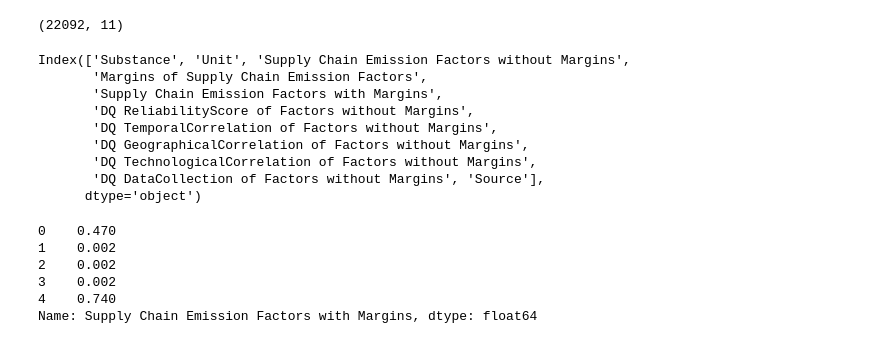
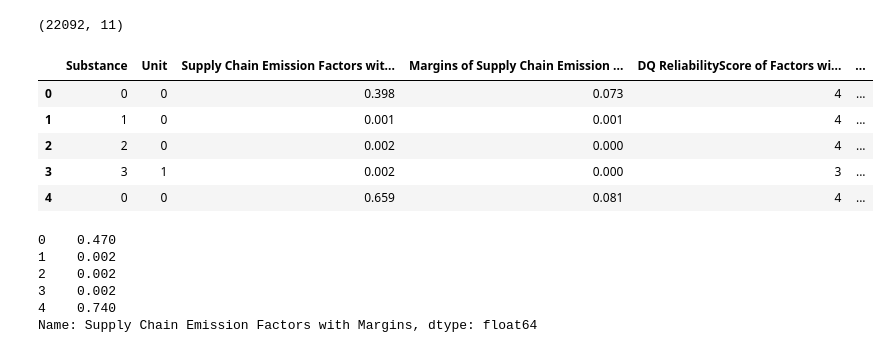
Before and after one commit to awhyshll/GHG_emission_prediction, a Jupyter notebook: doc.ipynb, the cells around one changed output. Drawn from its saved outputs; the diff is of its cells as text; code cells hidden in the pictures.

```diff
--- a/doc.ipynb
+++ b/doc.ipynb
@@ -369,21 +396,18 @@ df.head(1)
 df.shape
 # %% [output]
 (22092, 11)
-# %%
-df.columns
-# %% [output]
-Index(['Substance', 'Unit', 'Supply Chain Emission Factors without Margins',
-       'Margins of Supply Chain Emission Factors',
-       'Supply Chain Emission Factors with Margins',
-       'DQ ReliabilityScore of Factors without Margins',
-       'DQ TemporalCorrelation of Factors without Margins',
-       'DQ GeographicalCorrelation of Factors without Margins',
-       'DQ TechnologicalCorrelation of Factors without Margins',
-       'DQ DataCollection of Factors without Margins', 'Source'],
-      dtype='object')
 # %%
 X = df.drop(columns=['Supply Chain Emission Factors with Margins']) # Feature set excluding the target variable
 y = df['Supply Chain Emission Factors with Margins'] # Target variable
+# %%
+X.head()
+# %% [output]
+|  | Substance | Unit | Supply Chain Emission Factors wit... | Margins of Supply Chain Emission ... | DQ ReliabilityScore of Factors wi... | ... |
+| 0 | 0 | 0 | 0.398 | 0.073 | 4 | ... |
+| 1 | 1 | 0 | 0.001 | 0.001 | 4 | ... |
+| 2 | 2 | 0 | 0.002 | 0.000 | 4 | ... |
+| 3 | 3 | 1 | 0.002 | 0.000 | 3 | ... |
+| 4 | 0 | 0 | 0.659 | 0.081 | 4 | ... |
 # %%
 y.head()
 # %% [output]
```
Also changed, not shown: parts of 24 cells of this notebook, 5 other files.
